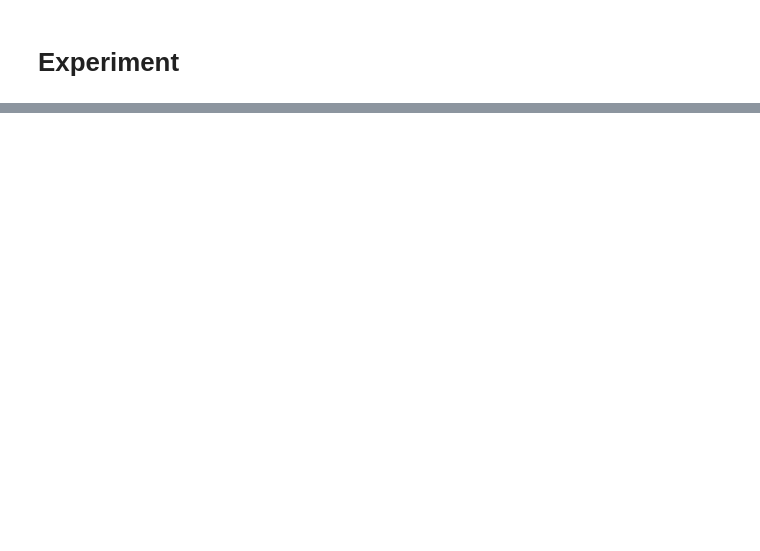
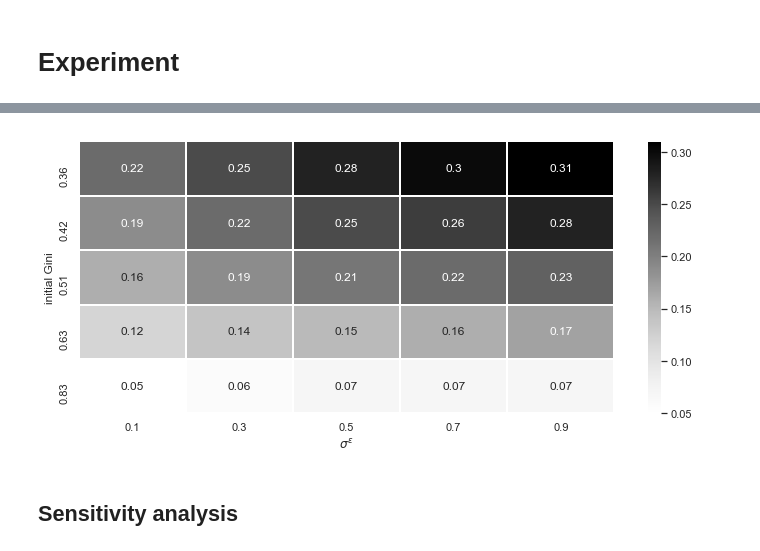
Before and after one commit to joerischasfoort/asset_volatility_wealth_inequality, a Jupyter notebook: volatility_inequality_model.ipynb, the cells around one changed output, grey strips where cells are left out. Cells and saved outputs as stored; diff of their text form; code cells hidden in the pictures; blank space fills up the shorter version.

```diff
--- a/volatility_inequality_model.ipynb
+++ b/volatility_inequality_model.ipynb
@@ -577,0 +602,2 @@ fig.savefig('stdev_f_inequality_robustness_check.png', dpi=200, bbox_inches = 't
+# %%
+NRUNS = 5
@@ -577,0 +673,4 @@ fig.savefig('stdev_f_inequality_robustness_check.png', dpi=200, bbox_inches = 't
+# %%
+gini_data = pd.DataFrame({'delta Gini': av_gini_diff, 'initial Gini': av_init_gini, '$\sigma^{\epsilon}$': stdev_noise}).round(2)
+# %%
+gini_data = gini_data.pivot("initial Gini", "$\sigma^{\epsilon}$", "delta Gini")
@@ -577,0 +703,14 @@ fig.savefig('stdev_f_inequality_robustness_check.png', dpi=200, bbox_inches = 't
+# %%
+import seaborn as sns
+sns.set()
+# %%
+fig, ax1 = plt.subplots(1, 1, figsize=[12,5])
+
+sns.heatmap(gini_data, cmap="Greys", ax=ax1, cbar=True, annot=True, linewidths=1, linecolor='white')
+#sns.heatmap(palma_data, cmap="Greys", ax=ax2, cbar=True, annot=True)
+
+fig.savefig('heatmap.png', dpi=200, bbox_inches = 'tight', pad_inches = 0)
+# %% [output]
+[figure, added]
+# %% [markdown]
+## Sensitivity analysis
```
Also changed, not shown: parts of 32 cells of this notebook, 5 other files.
